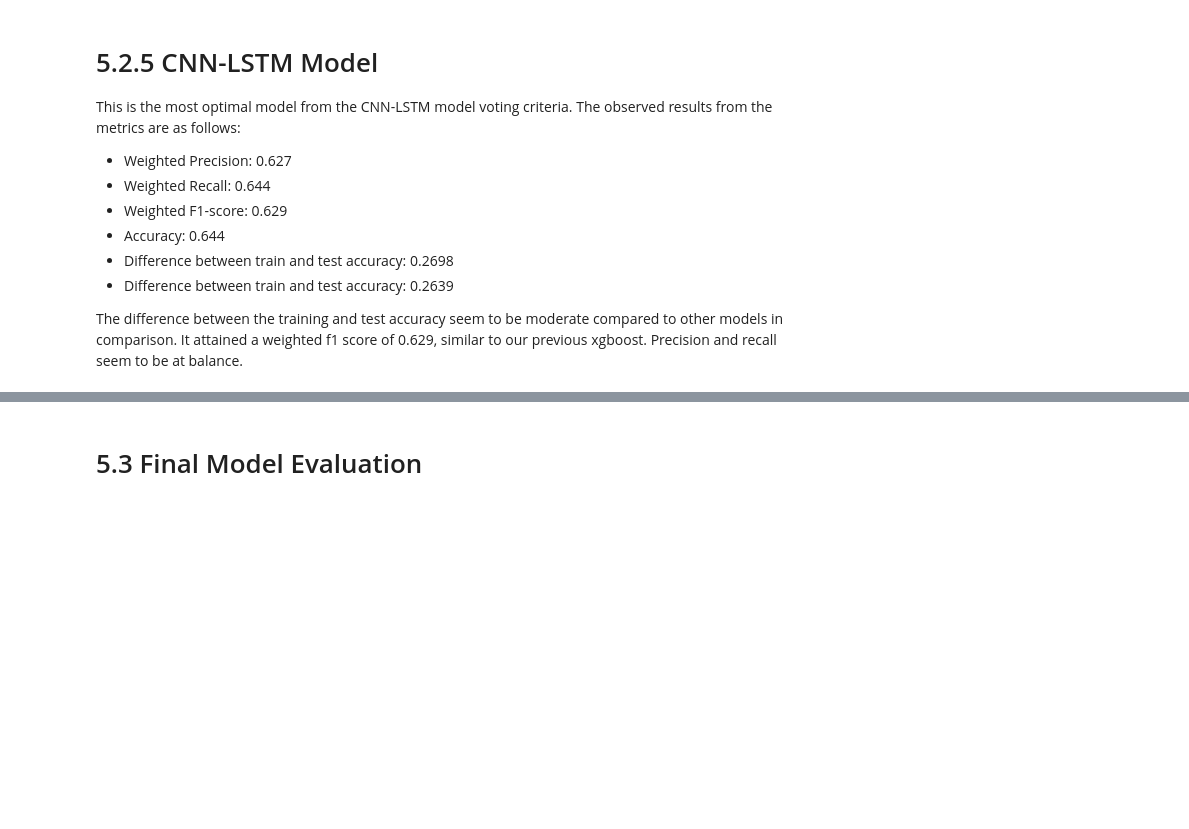
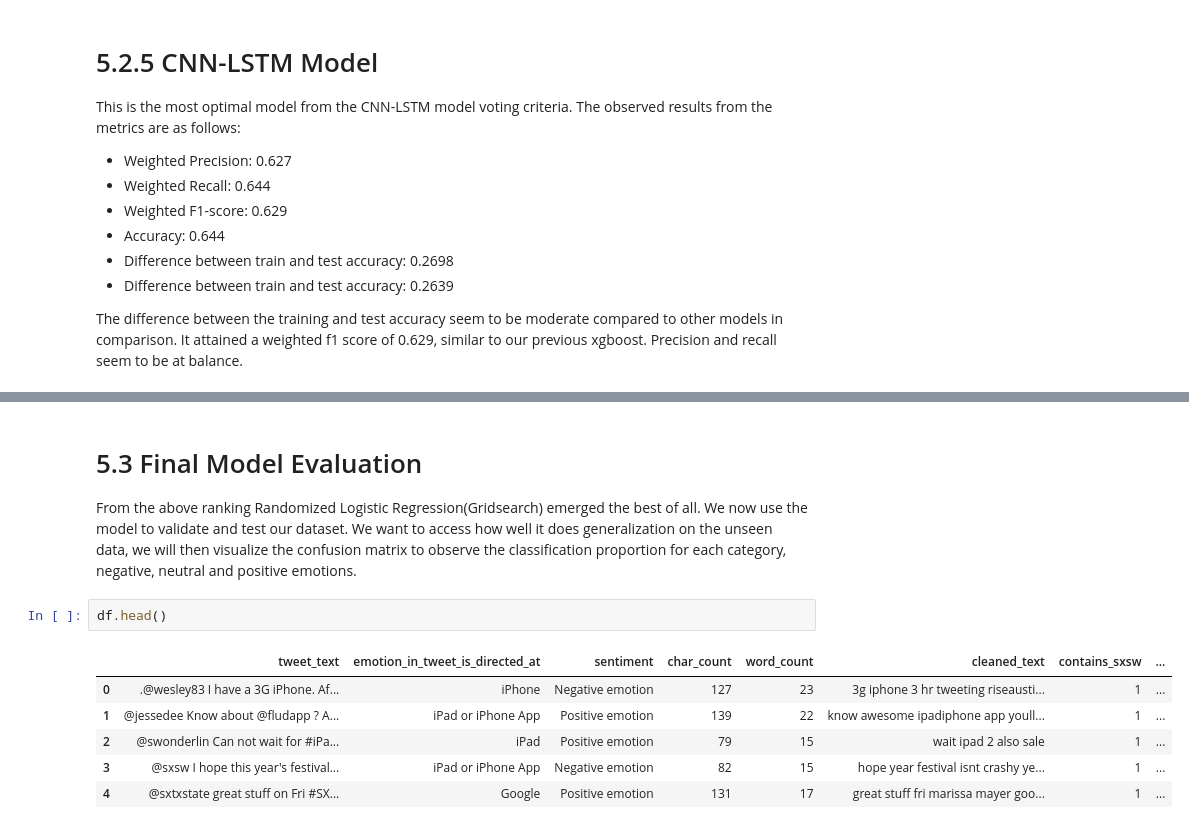
Before and after one commit to r0sh1ddy/apple-and-google-sentimentanalysis, a Jupyter notebook: analysis_nlp.ipynb, the cells around one changed output, grey strips where cells are left out. Saved outputs shown, nothing was run; the diff lists cells and outputs as text; blank space fills up the shorter version.

```diff
--- a/analysis_nlp.ipynb
+++ b/analysis_nlp.ipynb
@@ -1735,2 +1760,12 @@ It attained a weighted f1 score of 0.629, similar to our previous xgboost. Preci
 # %% [markdown]
 # 5.3 Final Model Evaluation
+From the above ranking Randomized Logistic Regression(Gridsearch) emerged the best of all. We now use the model to validate and test our dataset. We want to access how well it does generalization on the unseen data, we will then visualize the confusion matrix to observe the classification proportion for each category, negative, neutral and positive emotions.
+# %%
+df.head()
+# %% [output]
+|  | tweet_text | emotion_in_tweet_is_directed_at | sentiment | char_count | word_count | cleaned_text | contains_sxsw | ... |
+| 0 | .@wesley83 I have a 3G iPhone. Af... | iPhone | Negative emotion | 127 | 23 | 3g iphone 3 hr tweeting riseausti... | 1 | ... |
+| 1 | @jessedee Know about @fludapp ? A... | iPad or iPhone App | Positive emotion | 139 | 22 | know awesome ipadiphone app youll... | 1 | ... |
+| 2 | @swonderlin Can not wait for #iPa... | iPad | Positive emotion | 79 | 15 | wait ipad 2 also sale | 1 | ... |
+| 3 | @sxsw I hope this year's festival... | iPad or iPhone App | Negative emotion | 82 | 15 | hope year festival isnt crashy ye... | 1 | ... |
+| 4 | @sxtxstate great stuff on Fri #SX... | Google | Positive emotion | 131 | 17 | great stuff fri marissa mayer goo... | 1 | ... |
```
Also changed, not shown: parts of 19 cells of this notebook.
